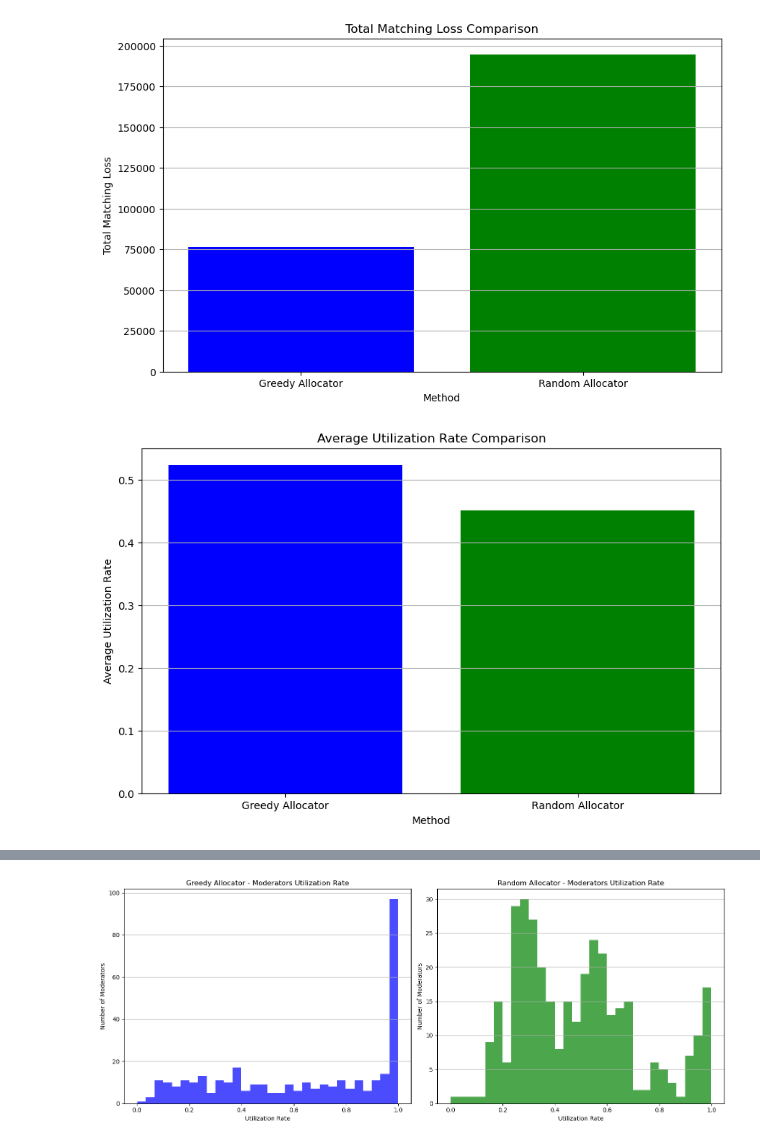
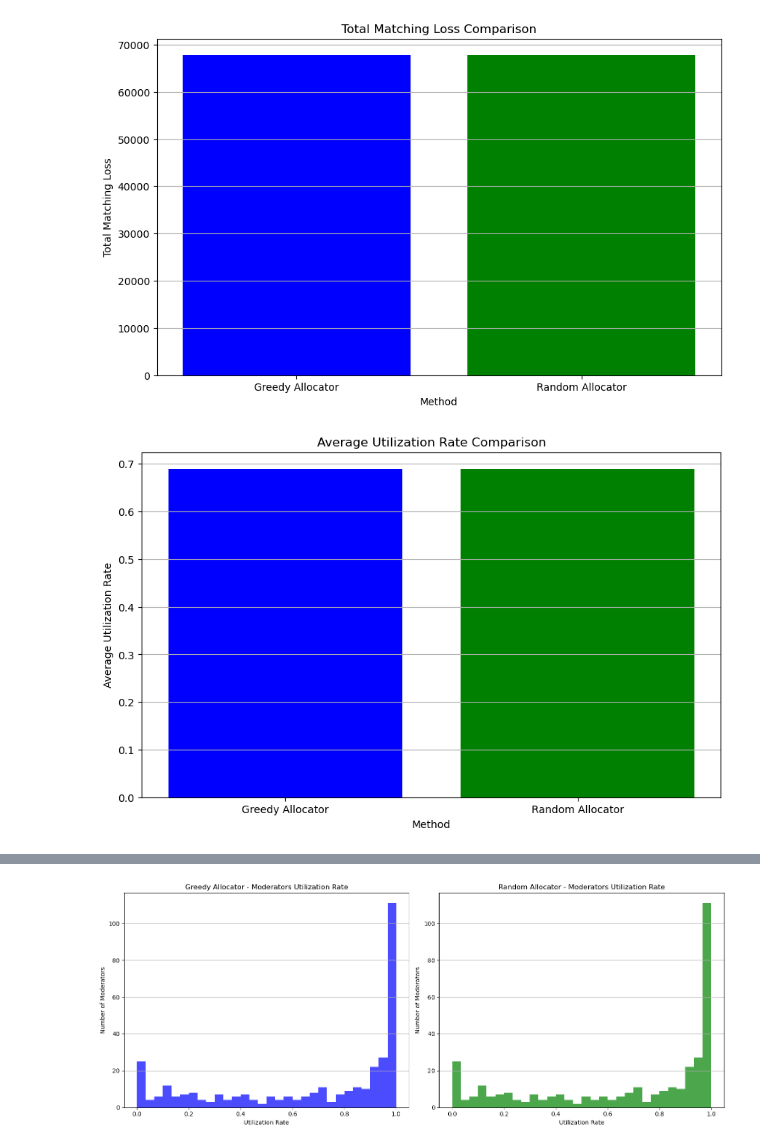
Before and after one commit to yiwen101/AllocAvenger, a Jupyter notebook: analysis.ipynb, the cells around one changed output, grey strips where cells are left out. Cells and saved outputs as stored; diff of their text form; code cells hidden in the pictures.

```diff
--- a/analysis.ipynb
+++ b/analysis.ipynb
@@ -7,8 +7,8 @@ def load_data(filepath):
     with open(filepath, "r") as file:
         return json.load(file)
 
-greedy_data = load_data('./simulation_results/greedy_allocator.json')
-random_data = load_data('./simulation_results/random_allocator.json')
+greedy_data = load_data('./simulation_results/result_even_1_1_synthetic_greedy_farseeing.json')
+random_data = load_data('./simulation_results/result_even_1_1_synthetic_greedy_farseeing.json')
 methods = ['Greedy Allocator', 'Random Allocator']
 
 # Plotting the total matching loss for both methods
@@ -44,32 +44,32 @@ def plot_time_step(greedy_time_step, random_time_step):
     time_steps = [greedy_time_step, random_time_step]
     plt.bar(methods, time_steps, color=['blue', 'green'])
     plt.title('Time Step Spent Comparison')
     plt.ylabel('Time Step Spent')
     plt.xlabel('Method')
     plt.grid(axis='y')
     plt.show()
 
 plot_time_step(greedy_data[2], random_data[2])
 
 # Plotting histograms of the utilization rates for all moderators for both methods
 def plot_moderators_utilization(greedy_moderators_utilization, random_moderators_utilization):
     plt.figure(figsize=(15, 6))
     plt.subplot(1, 2, 1)
     plt.hist(greedy_moderators_utilization, bins=30, color='blue', alpha=0.7)
     plt.title('Greedy Allocator - Moderators Utilization Rate')
     plt.xlabel('Utilization Rate')
     plt.ylabel('Number of Moderators')
     plt.grid(axis='y')
     plt.subplot(1, 2, 2)
     plt.hist(random_moderators_utilization, bins=30, color='green', alpha=0.7)
     plt.title('Random Allocator - Moderators Utilization Rate')
     plt.xlabel('Utilization Rate')
     plt.ylabel('Number of Moderators')
     plt.grid(axis='y')
     plt.tight_layout()
     plt.show()
 
 plot_moderators_utilization(greedy_data[3], random_data[3])
 # %% [output]
-[figure, old version]
+[figure, new version]
-[figure, old version]
+[figure, new version]
@@ -77 +77 @@ plot_moderators_utilization(greedy_data[3], random_data[3])
-[figure, old version]
+[figure, new version]
```
Also changed, not shown: parts of 1 cell of this notebook, 2 other files.
